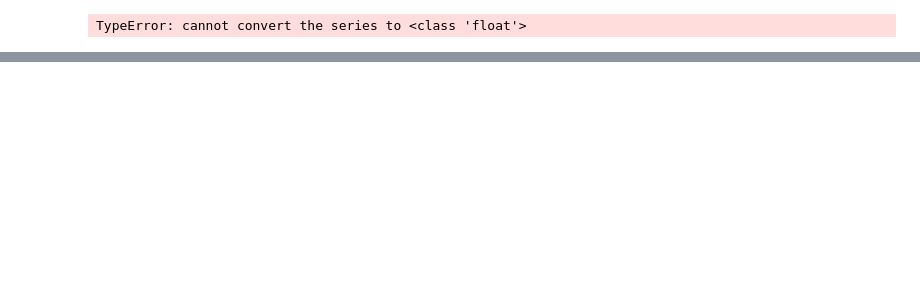
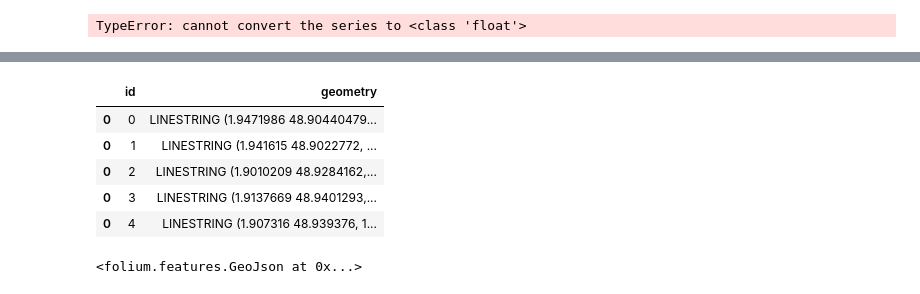
Before and after one commit to pierrelouismissler/Hubiz, a Jupyter notebook: Producteurs_locaux.ipynb, the cells around one changed output, grey strips where cells are left out. Saved outputs shown, nothing was run; the diff lists cells and outputs as text; code cells hidden in the pictures; blank space fills up the shorter version.

```diff
--- a/Producteurs_locaux.ipynb
+++ b/Producteurs_locaux.ipynb
@@ -430,0 +494,15 @@ traj = gpd.GeoDataFrame(traj, geometry=[Point(x, y) for x, y in zip(start.LON, t
+# %%
+crs = {'init': 'epsg:4326'}
+gdf_line = gpd.GeoDataFrame(df, crs=crs)
+gdf_line.head()
+# %% [output]
+|  | id | geometry |
+| 0 | 0 | LINESTRING (1.9471986 48.90440479... |
+| 0 | 1 | LINESTRING (1.941615 48.9022772, ... |
+| 0 | 2 | LINESTRING (1.9010209 48.9284162,... |
+| 0 | 3 | LINESTRING (1.9137669 48.9401293,... |
+| 0 | 4 | LINESTRING (1.907316 48.939376, 1... |
+# %%
+folium.GeoJson(gdf_line)
+# %% [output]
+<folium.features.GeoJson at 0x...>
```
Also changed, not shown: parts of 13 cells of this notebook.
